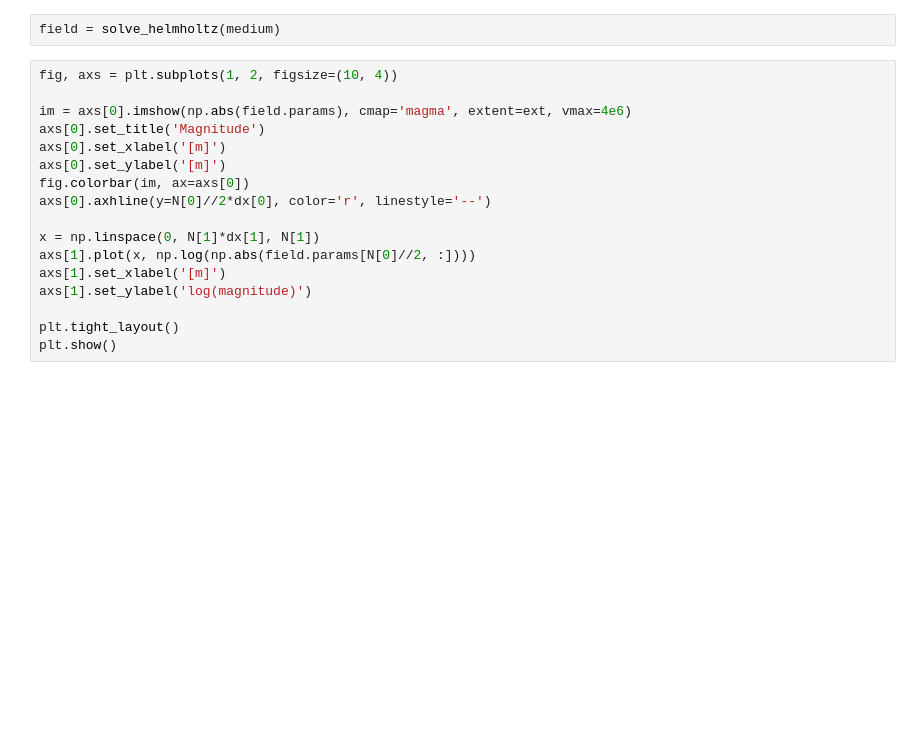
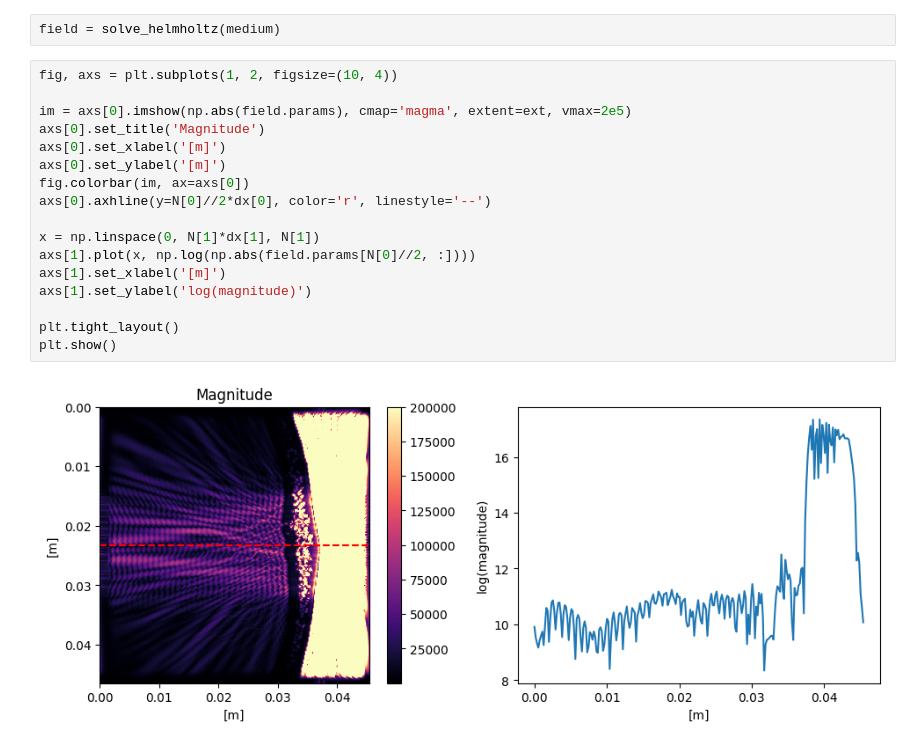
Before and after one commit to thomasrribeiro/brainhackFUS, a Jupyter notebook: notebooks/skull_attenuation.ipynb, the cells around one changed output. Cells and saved outputs as stored; diff of their text form; blank space fills up the shorter version.

```diff
--- a/notebooks/skull_attenuation.ipynb
+++ b/notebooks/skull_attenuation.ipynb
@@ -123,17 +150,19 @@ field = solve_helmholtz(medium)
 # %%
 fig, axs = plt.subplots(1, 2, figsize=(10, 4))
 
-im = axs[0].imshow(np.abs(field.params), cmap='magma', extent=ext, vmax=4e6)
+im = axs[0].imshow(np.abs(field.params), cmap='magma', extent=ext, vmax=2e5)
 axs[0].set_title('Magnitude')
 axs[0].set_xlabel('[m]')
 axs[0].set_ylabel('[m]')
 fig.colorbar(im, ax=axs[0])
 axs[0].axhline(y=N[0]//2*dx[0], color='r', linestyle='--')
 
 x = np.linspace(0, N[1]*dx[1], N[1])
 axs[1].plot(x, np.log(np.abs(field.params[N[0]//2, :])))
 axs[1].set_xlabel('[m]')
 axs[1].set_ylabel('log(magnitude)')
 
 plt.tight_layout()
 plt.show()
+# %% [output]
+[figure, added]
```
Also changed, not shown: parts of 6 cells of this notebook.
